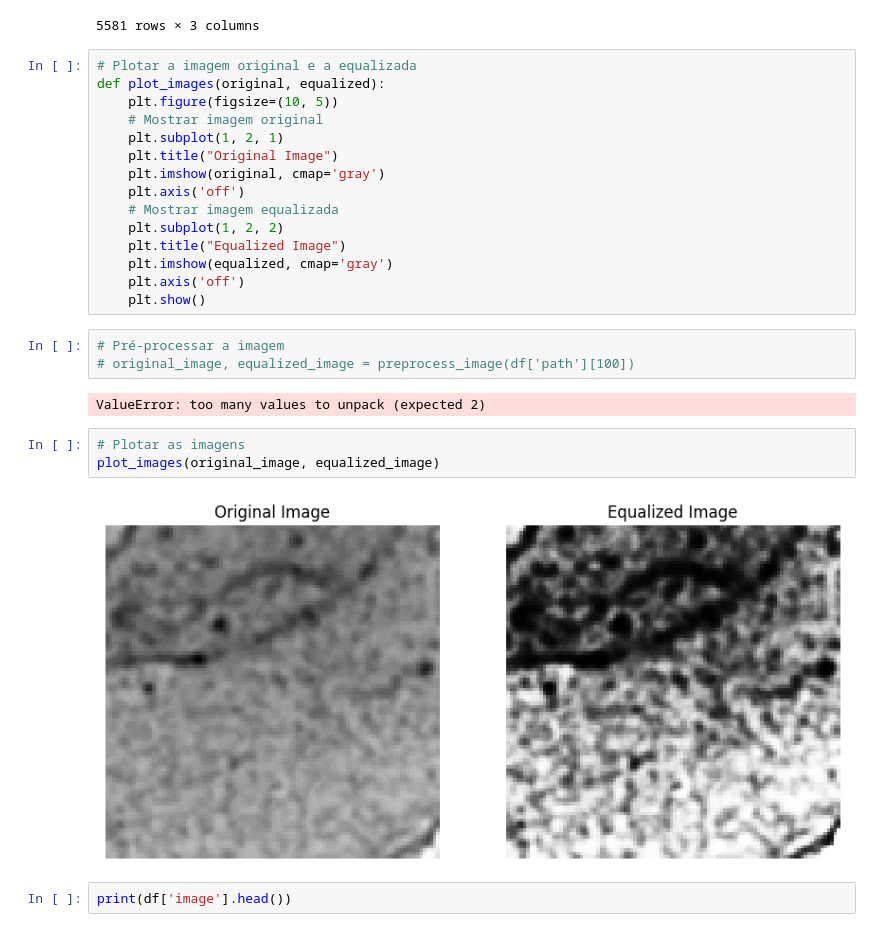
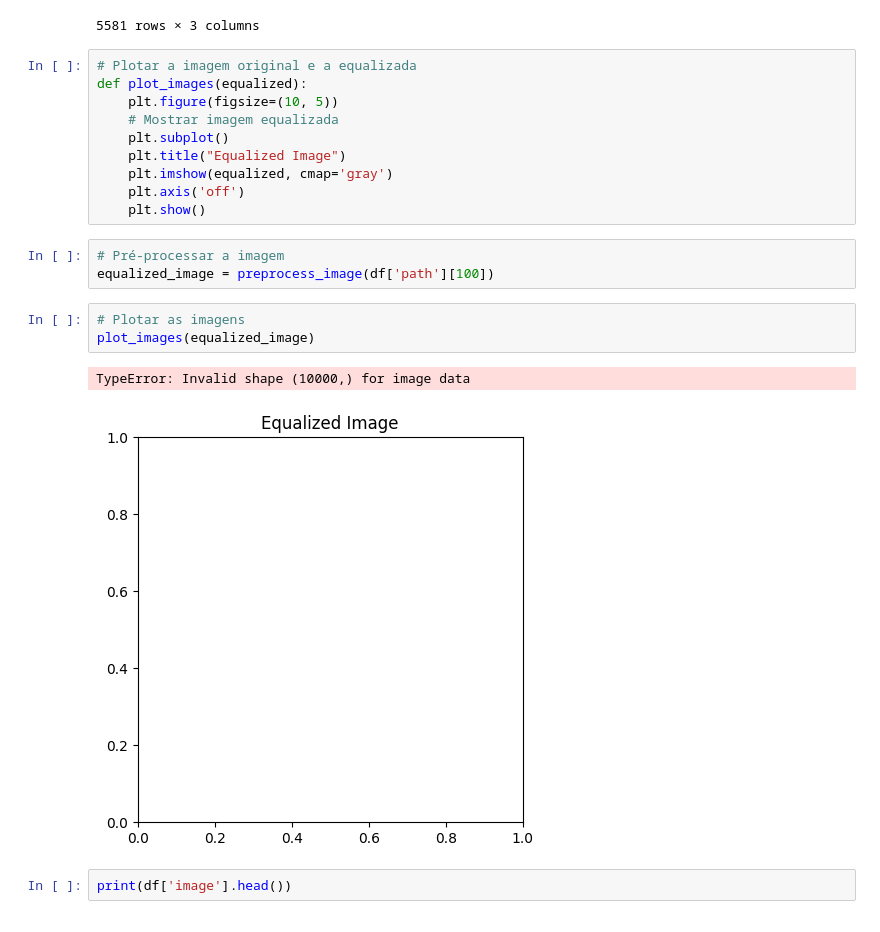
Before and after one commit to Henriquemcc/Trabalho_Pratico_-_Processamento_e_Analise_de_Imagens_-_2024-1, a Jupyter notebook: svm_kosta.ipynb, the cells around one changed output. Drawn from its saved outputs; the diff is of its cells as text.

```diff
--- a/svm_kosta.ipynb
+++ b/svm_kosta.ipynb
@@ -84,29 +84,23 @@ df
 5581 rows × 3 columns
 # %%
 # Plotar a imagem original e a equalizada
-def plot_images(original, equalized):
+def plot_images(equalized):
     plt.figure(figsize=(10, 5))
-    # Mostrar imagem original
-    plt.subplot(1, 2, 1)
-    plt.title("Original Image")
-    plt.imshow(original, cmap='gray')
-    plt.axis('off')
     # Mostrar imagem equalizada
-    plt.subplot(1, 2, 2)
+    plt.subplot()
     plt.title("Equalized Image")
     plt.imshow(equalized, cmap='gray')
     plt.axis('off')
     plt.show()
 # %%
 # Pré-processar a imagem
-# original_image, equalized_image = preprocess_image(df['path'][100])
+equalized_image = preprocess_image(df['path'][100])
-# %% [output]
-ValueError: too many values to unpack (expected 2)
 # %%
 # Plotar as imagens
-plot_images(original_image, equalized_image)
+plot_images(equalized_image)
 # %% [output]
+TypeError: Invalid shape (10000,) for image data
-[figure, old version]
+[figure, new version]
 # %%
 print(df['image'].head())
 # %% [output]
```
Also changed, not shown: parts of 1 cell of this notebook.
